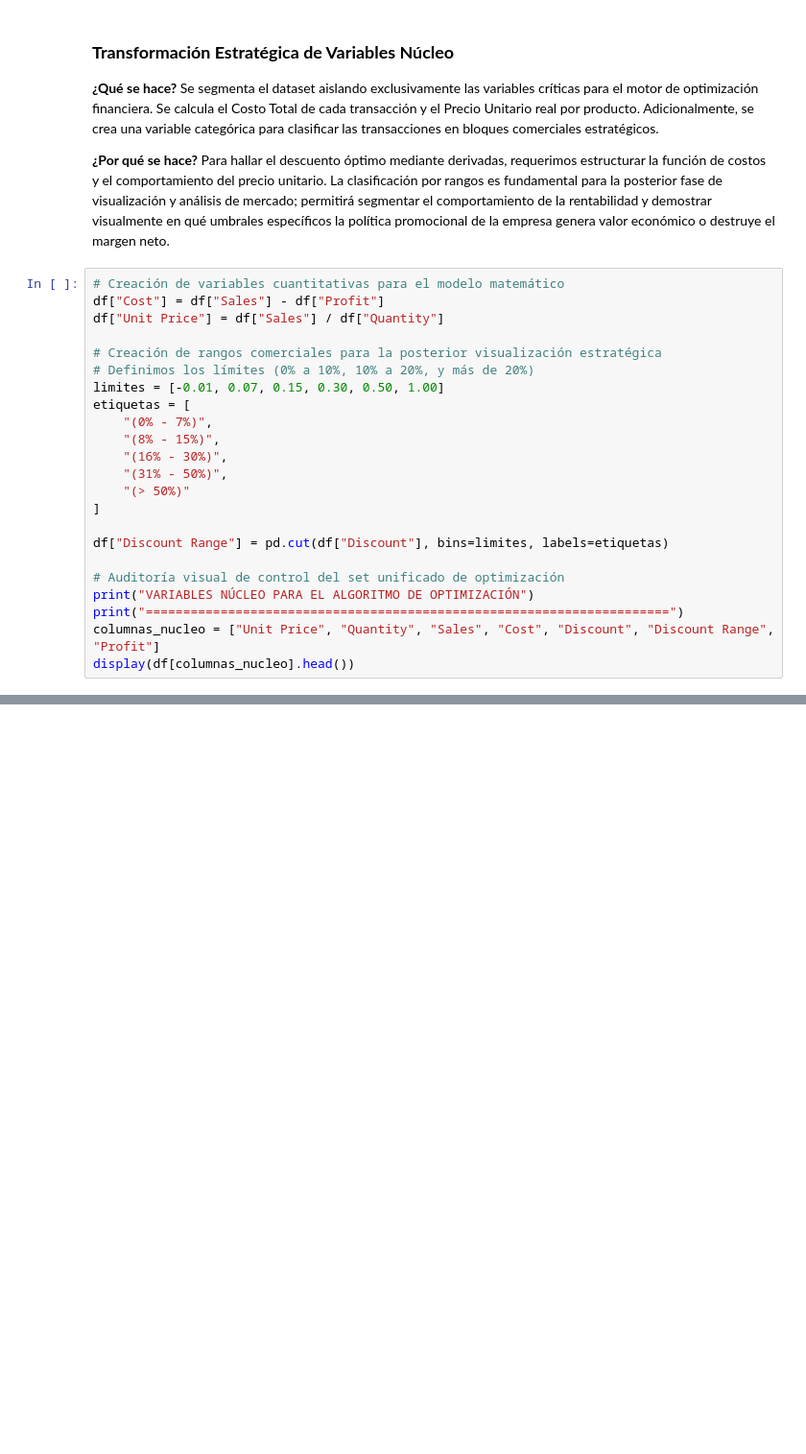
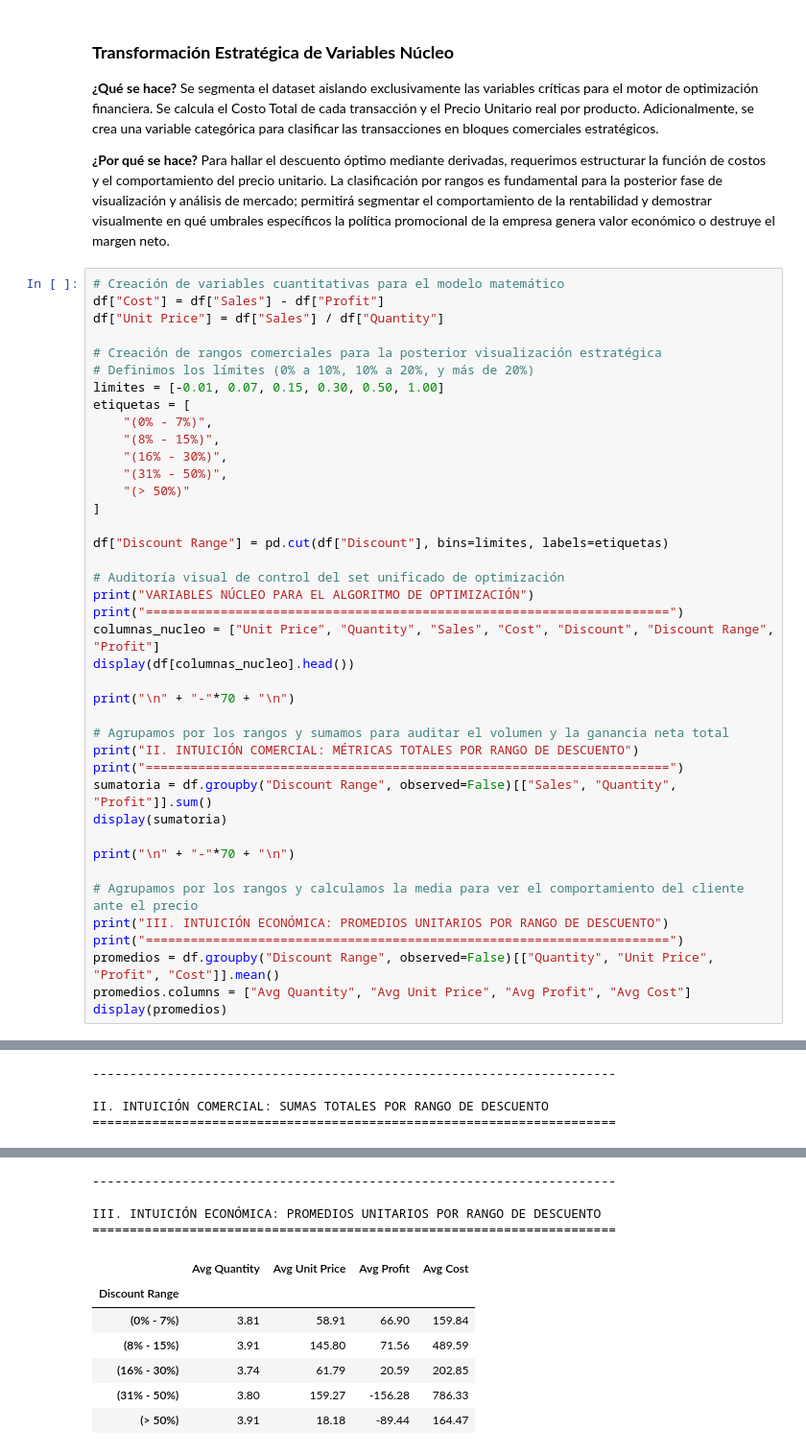
Before and after one commit to Pitiki10/TP-GRUPAL---SuperStore, a Jupyter notebook: analisis_de_retail_ecommerce.ipynb, the cells around one changed output, grey strips where cells are left out. Shown at 96% size. Cells and saved outputs as stored; diff of their text form; blank space fills up the shorter version.

```diff
--- a/analisis_de_retail_ecommerce.ipynb
+++ b/analisis_de_retail_ecommerce.ipynb
@@ -151,6 +151,23 @@ print("VARIABLES NÚCLEO PARA EL ALGORITMO DE OPTIMIZACIÓN")
 print("======================================================================")
 columnas_nucleo = ["Unit Price", "Quantity", "Sales", "Cost", "Discount", "Discount Range", "Profit"]
 display(df[columnas_nucleo].head())
+
+print("\n" + "-"*70 + "\n")
+
+# Agrupamos por los rangos y sumamos para auditar el volumen y la ganancia neta total
+print("II. INTUICIÓN COMERCIAL: MÉTRICAS TOTALES POR RANGO DE DESCUENTO")
+print("======================================================================")
+sumatoria = df.groupby("Discount Range", observed=False)[["Sales", "Quantity", "Profit"]].sum()
+display(sumatoria)
+
+print("\n" + "-"*70 + "\n")
+
+# Agrupamos por los rangos y calculamos la media para ver el comportamiento del cliente ante el precio
+print("III. INTUICIÓN ECONÓMICA: PROMEDIOS UNITARIOS POR RANGO DE DESCUENTO")
+print("======================================================================")
+promedios = df.groupby("Discount Range", observed=False)[["Quantity", "Unit Price", "Profit", "Cost"]].mean()
+promedios.columns = ["Avg Quantity", "Avg Unit Price", "Avg Profit", "Avg Cost"]
+display(promedios)
 # %% [output]
 VARIABLES NÚCLEO PARA EL ALGORITMO DE OPTIMIZACIÓN
 ======================================================================
@@ -160,3 +177,7 @@ VARIABLES NÚCLEO PARA EL ALGORITMO DE OPTIMIZACIÓN
 | 2 | 7.31 | 2 | 14.62 | 7.75 | 0.00 | (0% - 7%) | 6.87 |
 | 3 | 191.52 | 5 | 957.58 | 1340.61 | 0.45 | (31% - 50%) | -383.03 |
 | 4 | 11.18 | 2 | 22.37 | 19.85 | 0.20 | (16% - 30%) | 2.52 |
+----------------------------------------------------------------------
+
+II. INTUICIÓN COMERCIAL: SUMAS TOTALES POR RANGO DE DESCUENTO
+======================================================================
@@ -162,0 +191,11 @@ VARIABLES NÚCLEO PARA EL ALGORITMO DE OPTIMIZACIÓN
+----------------------------------------------------------------------
+
+III. INTUICIÓN ECONÓMICA: PROMEDIOS UNITARIOS POR RANGO DE DESCUENTO
+======================================================================
+|  | Avg Quantity | Avg Unit Price | Avg Profit | Avg Cost |
+| Discount Range |  |  |  |  |
+| (0% - 7%) | 3.81 | 58.91 | 66.90 | 159.84 |
+| (8% - 15%) | 3.91 | 145.80 | 71.56 | 489.59 |
+| (16% - 30%) | 3.74 | 61.79 | 20.59 | 202.85 |
+| (31% - 50%) | 3.80 | 159.27 | -156.28 | 786.33 |
+| (> 50%) | 3.91 | 18.18 | -89.44 | 164.47 |
```
Also changed, not shown: parts of 1 cell of this notebook.
